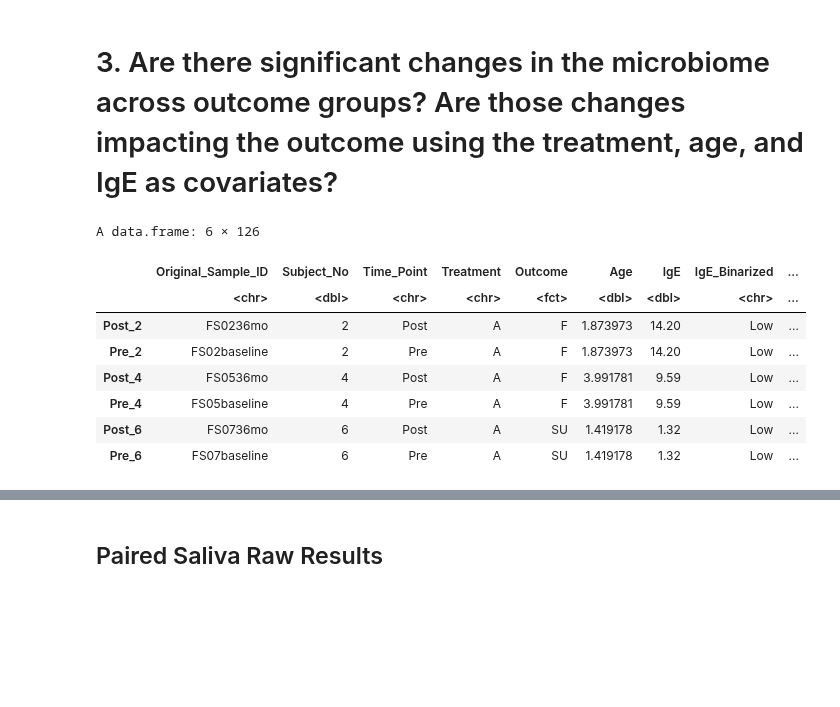
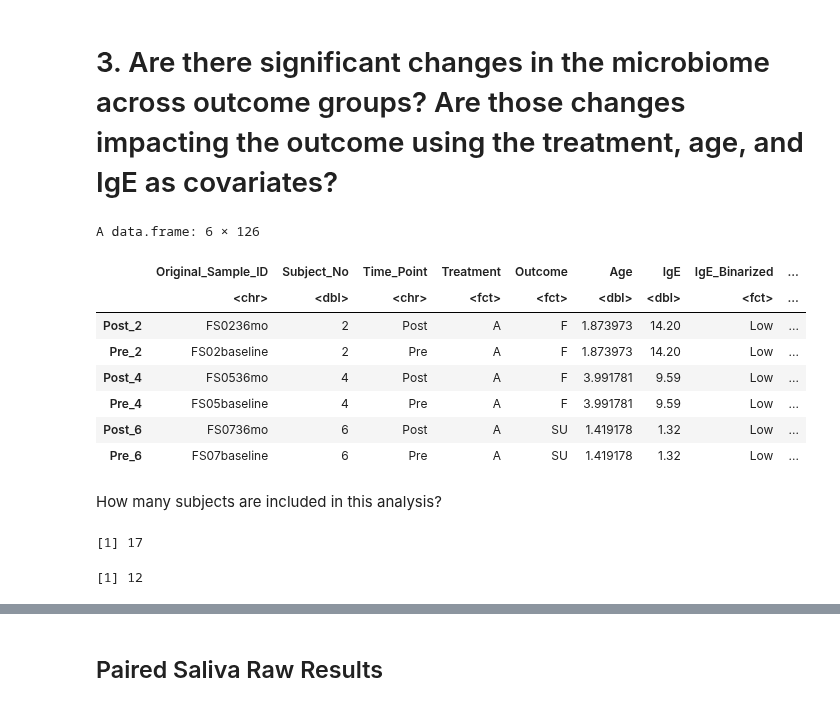
Before and after one commit to Ragerlab/P1013.-Microbiome-Peanut-Allergy, a Jupyter notebook: 1. Descriptive Statistics/Descriptive Statistics.ipynb, the cells around one changed output, grey strips where cells are left out. Saved outputs shown, nothing was run; the diff lists cells and outputs as text; code cells hidden in the pictures; blank space fills up the shorter version.

```diff
--- a/1. Descriptive Statistics/Descriptive Statistics.ipynb
+++ b/1. Descriptive Statistics/Descriptive Statistics.ipynb
@@ -17,11 +17,8 @@ library(gtsummary)
 library(ANCOMBC)
 
 # reading in files
-saliva_df = data.frame(read_excel("Input/Processed_Saliva_Data_090425.xlsx")) %>%
-    mutate(Age = as.numeric(Age), IgE = as.numeric(IgE)) %>%
-    # removing those failed the IgE protein
-    filter(IgE_Binarized != 'Fail')
-stool_df = data.frame(read_excel("Input/Processed_Stool_Data_090425.xlsx")) %>%
-    mutate(Age = as.numeric(Age), IgE = as.numeric(IgE)) %>%
-    filter(IgE_Binarized != 'Fail')
+saliva_df = data.frame(read_excel("Input/Processed_Saliva_Data_090525.xlsx")) %>%
+    mutate(Age = as.numeric(Age), IgE = as.numeric(IgE))
+stool_df = data.frame(read_excel("Input/Processed_Stool_Data_090525.xlsx")) %>%
+    mutate(Age = as.numeric(Age), IgE = as.numeric(IgE))
 # %% [output]
@@ -55,7 +51,0 @@ Determining if there are any significant differences based on outcome.
-# %%
-saliva_df$Treatment = factor(saliva_df$Treatment, levels = c('A', 'P'))
-stool_df$Treatment = factor(stool_df$Treatment, levels = c('A', 'P'))
-saliva_df$IgE_Binarized = factor(saliva_df$IgE_Binarized, levels = c('Low', 'High'))
-stool_df$IgE_Binarized = factor(stool_df$IgE_Binarized, levels = c('Low', 'High'))
-saliva_df$Outcome = factor(saliva_df$Outcome, levels = c('F', 'DS','SU'))
-stool_df$Outcome = factor(stool_df$Outcome, levels = c('F', 'DS','SU'))
@@ -113,14 +55,22 @@ stool_df$Outcome = as.character(stool_df$Outcome)
 
 combined_saliva_df = saliva_df  %>%
     # ended up reassinging 'DS' to 'F' due to small sample size
-    mutate(Outcome = ifelse(Outcome == 'DS', 'F', Outcome))
+    mutate(Outcome = ifelse(Outcome == 'DS', 'F', Outcome)) %>%
+    # removing those failed the IgE protein
+    filter(IgE_Binarized != 'Fail')
 
 combined_stool_df = stool_df  %>%
     # ended up reassinging 'DS' to 'F' due to small sample size
-    mutate(Outcome = ifelse(Outcome == 'DS', 'F', Outcome))
+    mutate(Outcome = ifelse(Outcome == 'DS', 'F', Outcome)) %>%
+    filter(IgE_Binarized != 'Fail')
 
+# converting to factors
 combined_saliva_df$Outcome = factor(combined_saliva_df$Outcome, levels = c('F', 'SU'))
 combined_stool_df$Outcome = factor(combined_stool_df$Outcome, levels = c('F', 'SU'))
+combined_saliva_df$Treatment = factor(combined_saliva_df$Treatment, levels = c('A', 'P'))
+combined_stool_df$Treatment = factor(combined_stool_df$Treatment, levels = c('A', 'P'))
+combined_saliva_df$IgE_Binarized = factor(combined_saliva_df$IgE_Binarized, levels = c('Low', 'High'))
+combined_stool_df$IgE_Binarized = factor(combined_stool_df$IgE_Binarized, levels = c('Low', 'High'))
 
 head(combined_saliva_df)
 # %% [output]
@@ -451,40 +460,41 @@ stool_ige_cov %>%
 # 3. Are there significant changes in the microbiome across outcome groups? Are those changes impacting the outcome using the treatment, age, and IgE as covariates?
 # %%
 # getting dfs first
-paired_saliva_df = filter2_saliva_df %>%
+paired_saliva_df = combined_saliva_df %>%
     # removing 12 participants that don't have pre and post samples
-    filter(Subject_No %notin% c(1,7,12,13,17,20,21,24,32,33,38,40),
+    filter(Subject_No %notin% c(1,12,13,17,20,24,26,31,32,36,37,43),
     # retaining those given treatment
           Treatment == 'A') %>%
-    # ended up reassinging 'DS' to 'F' due to small sample size
-    mutate(Outcome = ifelse(Outcome == 'DS', 'F', Outcome)) %>%
     # making the row names the sample ids
     column_to_rownames(var = 'Sample_ID')
 
-paired_stool_df = filter2_stool_df %>%
+paired_stool_df = combined_stool_df %>%
     # removing 12 participants that don't have pre and post samples
-    filter(Subject_No %notin% c(3,10,11,12,14,15,25,27,32,34:36),
+    filter(Subject_No %notin% c(3,10,14,15,23,25,27,32,35,39),
     # retaining those given treatment
           Treatment == 'A') %>%
-    # ended up reassinging 'DS' to 'F' due to small sample size
-    mutate(Outcome = ifelse(Outcome == 'DS', 'F', Outcome)) %>%
     # making the row names the sample ids
     column_to_rownames(var = 'Sample_ID')
 
-paired_saliva_df$Outcome = factor(paired_saliva_df$Outcome, levels = c('F', 'SU'))
-paired_stool_df$Outcome = factor(paired_stool_df$Outcome, levels = c('F', 'SU'))
-
 head(paired_saliva_df)
 # %% [output]
 A data.frame: 6 × 126
 |  | Original_Sample_ID | Subject_No | Time_Point | Treatment | Outcome | Age | IgE | IgE_Binarized | ... |
-|  | <chr> | <dbl> | <chr> | <chr> | <fct> | <dbl> | <dbl> | <chr> | ... |
+|  | <chr> | <dbl> | <chr> | <fct> | <fct> | <dbl> | <dbl> | <fct> | ... |
 | Post_2 | FS0236mo | 2 | Post | A | F | 1.873973 | 14.20 | Low | ... |
 | Pre_2 | FS02baseline | 2 | Pre | A | F | 1.873973 | 14.20 | Low | ... |
 | Post_4 | FS0536mo | 4 | Post | A | F | 3.991781 | 9.59 | Low | ... |
 | Pre_4 | FS05baseline | 4 | Pre | A | F | 3.991781 | 9.59 | Low | ... |
 | Post_6 | FS0736mo | 6 | Post | A | SU | 1.419178 | 1.32 | Low | ... |
 | Pre_6 | FS07baseline | 6 | Pre | A | SU | 1.419178 | 1.32 | Low | ... |
+# %% [markdown]
+How many subjects are included in this analysis?
+# %%
+length(unique(paired_saliva_df$Subject_No))
+length(unique(paired_stool_df$Subject_No))
+# %% [output]
+[1] 17
+[1] 12
 # %%
 # calling fn
 paired_saliva_raw = get_ancombc2_results(paired_saliva_df, 'Outcome', 8, TRUE, 'Outcome')
```
Also changed, not shown: parts of 27 cells of this notebook.
